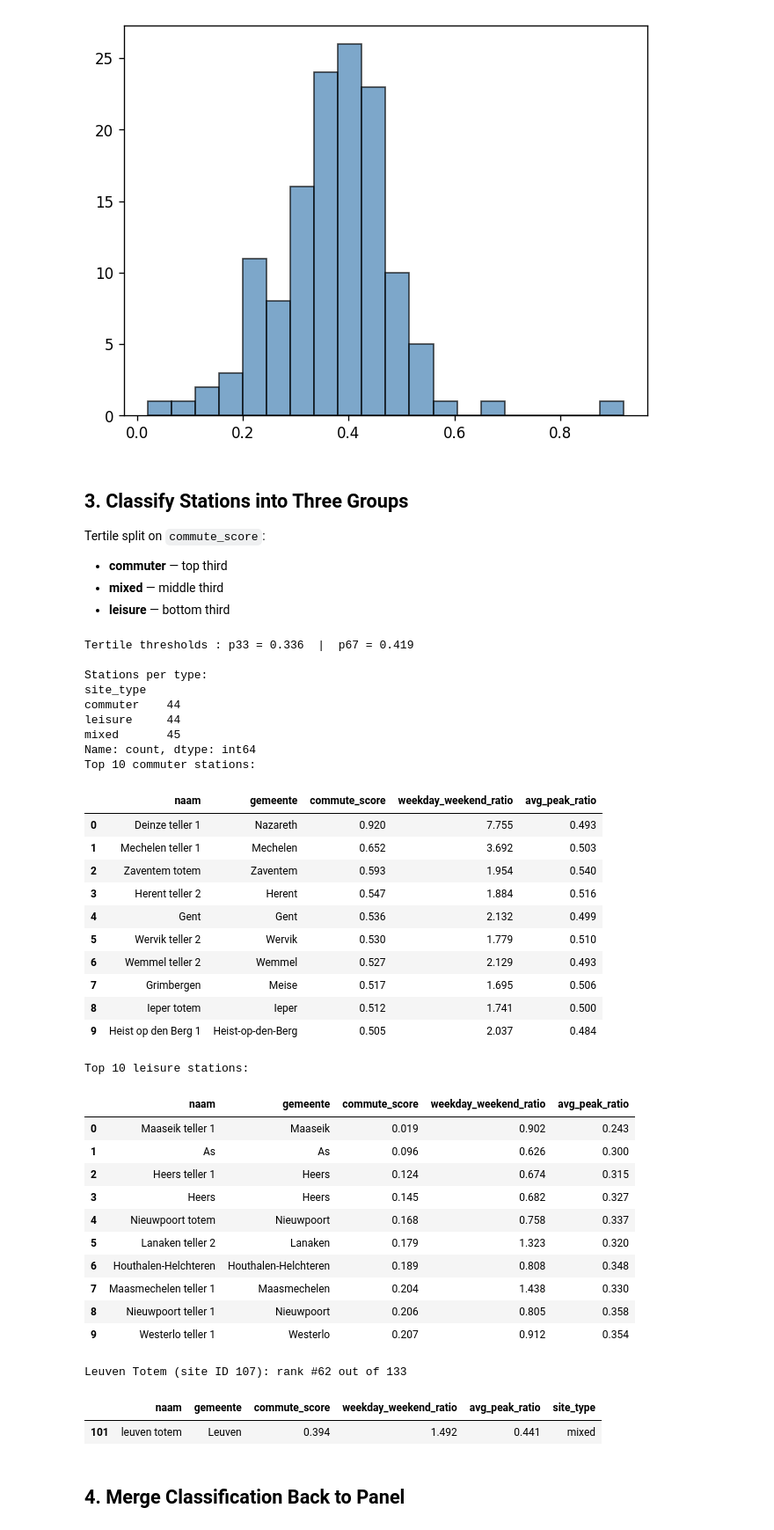
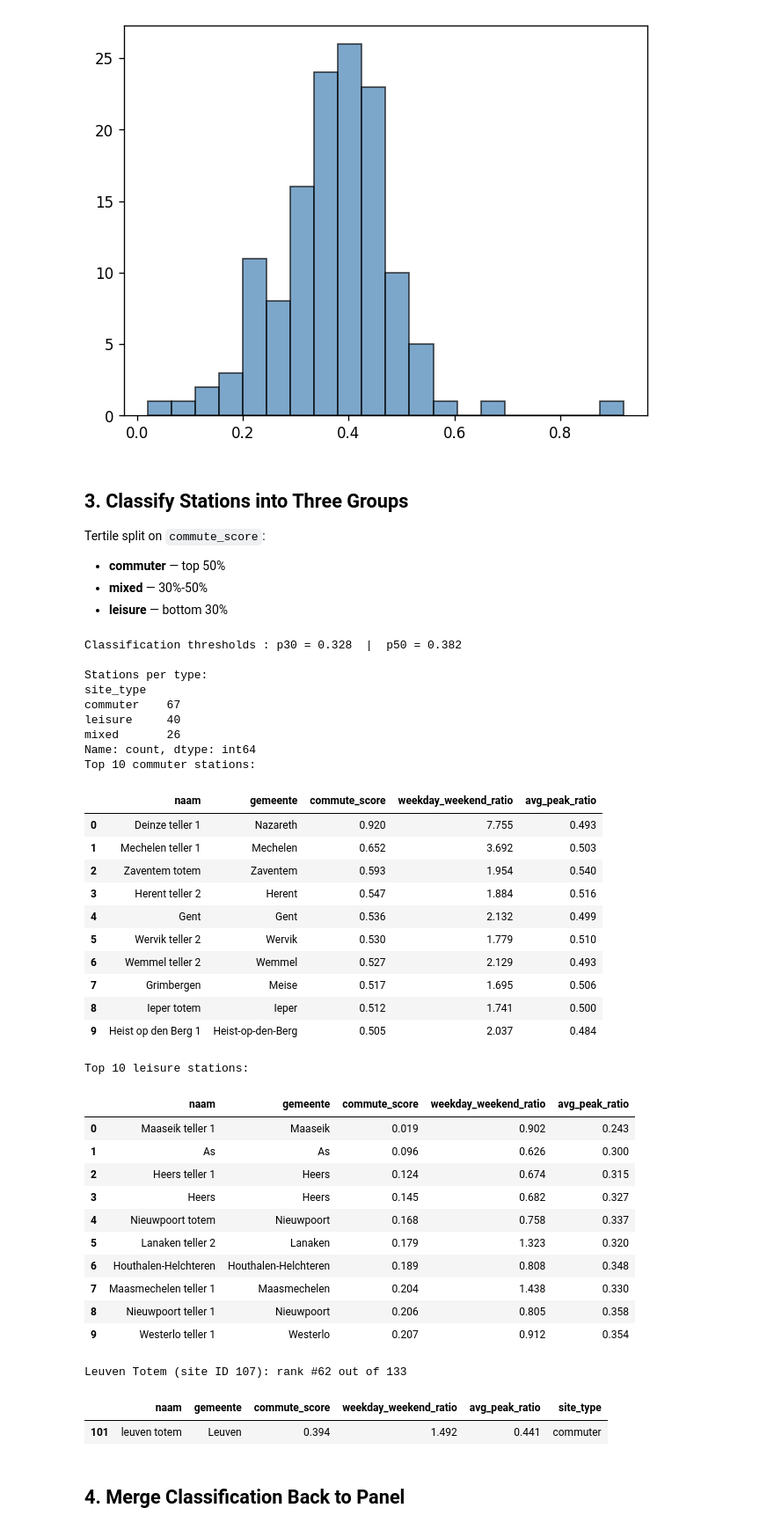
Before and after one commit to Queena34/mda-cycling-weather-group6, a Jupyter notebook: notebooks/06_site_classification.ipynb, the cells around one changed output. Shown at 88% size. Drawn from its saved outputs; the diff is of its cells as text; code cells hidden in the pictures.

```diff
--- a/notebooks/06_site_classification.ipynb
+++ b/notebooks/06_site_classification.ipynb
@@ -208,21 +208,21 @@ plt.hist(site_stats["commute_score"], bins=20, color="steelblue", edgecolor="bla
 ## 3. Classify Stations into Three Groups
 
 Tertile split on `commute_score`:
-- **commuter** — top third
-- **mixed** — middle third
-- **leisure** — bottom third
+- **commuter** — top 50%
+- **mixed** — 30%-50%
+- **leisure** — bottom 30%
 # %%
-p33 = site_stats["commute_score"].quantile(0.33)
-p67 = site_stats["commute_score"].quantile(0.67)
+p30 = site_stats["commute_score"].quantile(0.30)
+p50 = site_stats["commute_score"].quantile(0.50)
 
 def classify(score):
-    if score >= p67:   return "commuter"
-    elif score >= p33: return "mixed"
+    if score >= p50:   return "commuter"
+    elif score >= p30: return "mixed"
     else:              return "leisure"
 
 site_stats["site_type"] = site_stats["commute_score"].apply(classify)
 
-print(f"Tertile thresholds : p33 = {p33:.3f}  |  p67 = {p67:.3f}")
+print(f"Classification thresholds : p30 = {p30:.3f}  |  p50 = {p50:.3f}")
 print()
 print("Stations per type:")
 print(site_stats["site_type"].value_counts().sort_index())
@@ -243,41 +243,41 @@ totem_rank  = sorted_all.index[sorted_all["site ID"] == 107][0]
 print(f"Leuven Totem (site ID 107): rank #{totem_rank} out of {len(site_stats)}")
 display(site_stats[site_stats["site ID"] == 107][SHOW_COLS + ["site_type"]].round(3))
 # %% [output]
-Tertile thresholds : p33 = 0.336  |  p67 = 0.419
+Classification thresholds : p30 = 0.328  |  p50 = 0.382
 
 Stations per type:
 site_type
-commuter    44
-leisure     44
-mixed       45
+commuter    67
+leisure     40
+mixed       26
 Name: count, dtype: int64
 Top 10 commuter stations:
 |  | naam | gemeente | commute_score | weekday_weekend_ratio | avg_peak_ratio |
 | 0 | Deinze teller 1 | Nazareth | 0.920 | 7.755 | 0.493 |
 | 1 | Mechelen teller 1 | Mechelen | 0.652 | 3.692 | 0.503 |
 | 2 | Zaventem totem | Zaventem | 0.593 | 1.954 | 0.540 |
 | 3 | Herent teller 2 | Herent | 0.547 | 1.884 | 0.516 |
 | 4 | Gent | Gent | 0.536 | 2.132 | 0.499 |
 | 5 | Wervik teller 2 | Wervik | 0.530 | 1.779 | 0.510 |
 | 6 | Wemmel teller 2 | Wemmel | 0.527 | 2.129 | 0.493 |
 | 7 | Grimbergen | Meise | 0.517 | 1.695 | 0.506 |
 | 8 | Ieper totem | Ieper | 0.512 | 1.741 | 0.500 |
 | 9 | Heist op den Berg 1 | Heist-op-den-Berg | 0.505 | 2.037 | 0.484 |
 Top 10 leisure stations:
 |  | naam | gemeente | commute_score | weekday_weekend_ratio | avg_peak_ratio |
 | 0 | Maaseik teller 1 | Maaseik | 0.019 | 0.902 | 0.243 |
 | 1 | As | As | 0.096 | 0.626 | 0.300 |
 | 2 | Heers teller 1 | Heers | 0.124 | 0.674 | 0.315 |
 | 3 | Heers | Heers | 0.145 | 0.682 | 0.327 |
 | 4 | Nieuwpoort totem | Nieuwpoort | 0.168 | 0.758 | 0.337 |
 | 5 | Lanaken teller 2 | Lanaken | 0.179 | 1.323 | 0.320 |
 | 6 | Houthalen-Helchteren | Houthalen-Helchteren | 0.189 | 0.808 | 0.348 |
 | 7 | Maasmechelen teller 1 | Maasmechelen | 0.204 | 1.438 | 0.330 |
 | 8 | Nieuwpoort teller 1 | Nieuwpoort | 0.206 | 0.805 | 0.358 |
 | 9 | Westerlo teller 1 | Westerlo | 0.207 | 0.912 | 0.354 |
 Leuven Totem (site ID 107): rank #62 out of 133
 |  | naam | gemeente | commute_score | weekday_weekend_ratio | avg_peak_ratio | site_type |
-| 101 | leuven totem | Leuven | 0.394 | 1.492 | 0.441 | mixed |
+| 101 | leuven totem | Leuven | 0.394 | 1.492 | 0.441 | commuter |
 # %% [markdown]
 ## 4. Merge Classification Back to Panel
 # %%
```
Also changed, not shown: parts of 8 cells of this notebook.
